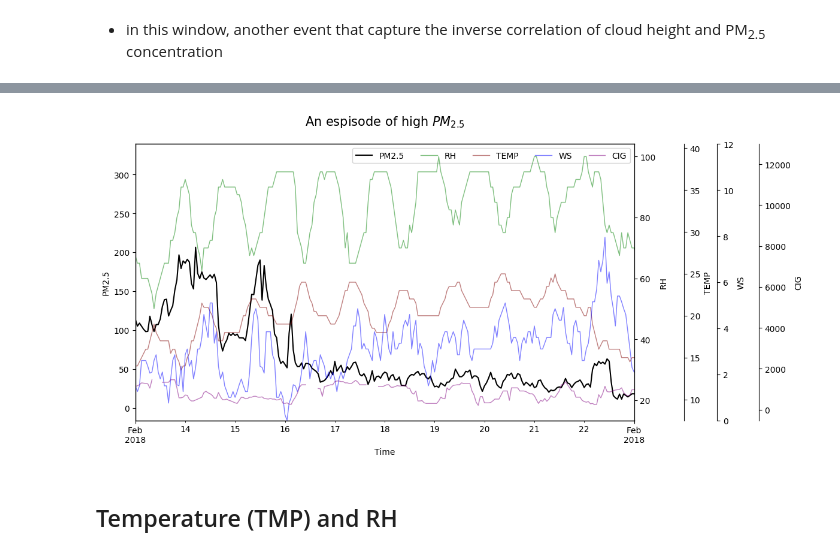
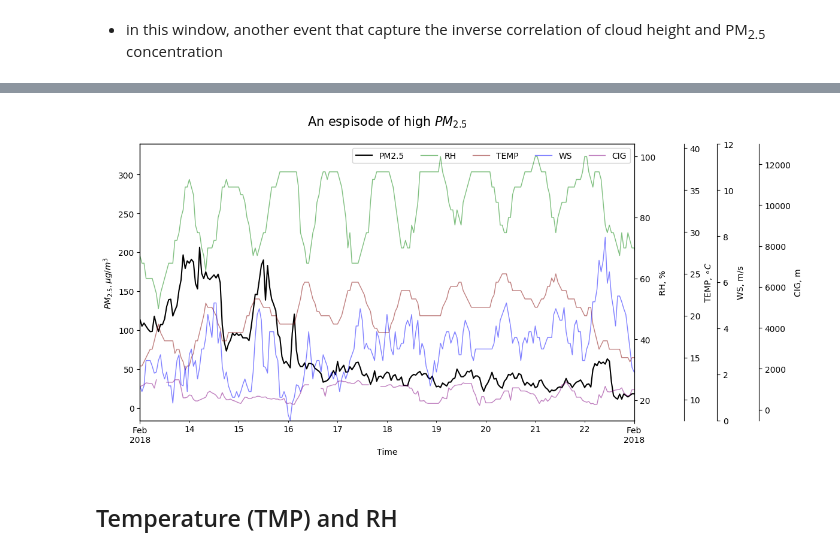
Before and after one commit to binh-bk/air-quality-analysis, a Jupyter notebook: 2.2 PM2.5 vs. meteorological (analysis).ipynb, the cells around one changed output, grey strips where cells are left out. Cells and saved outputs as stored; diff of their text form; code cells hidden in the pictures.

```diff
--- a/2.2 PM2.5 vs. meteorological (analysis).ipynb
+++ b/2.2 PM2.5 vs. meteorological (analysis).ipynb
@@ -696,39 +698,39 @@ par3 = host.twinx()
 par4 = host.twinx()
 
 host.set_xlabel("Time")
-host.set_ylabel("PM2.5")
-par1.set_ylabel("RH")
-par2.set_ylabel("TEMP")
-par3.set_ylabel("WS")
-par4.set_ylabel("CIG")
+host.set_ylabel("$PM_{2.5},\mu g/m^3$")
+par1.set_ylabel("RH, %")
+par2.set_ylabel("TEMP, $\circ C$")
+par3.set_ylabel("WS, m/s")
+par4.set_ylabel("CIG, m")
 
 p1, = host.plot(df.index, df.pm25, color='black',label="PM2.5")
 p2, = par1.plot(df.index, df.RH, color='green', label="RH", alpha=0.5, lw=1)
 p3, = par2.plot(df.index, df.TMP, color='maroon', label="TEMP", alpha=0.5, lw=1)
 p4, = par3.plot(df.index, df.WS, color='blue', label="WS", alpha=0.5, lw=1)
 p5, = par4.plot(df.index, df.CIG, color='purple', label="CIG", alpha=0.5, lw=1)
 
 lns = [p1, p2, p3,p4, p5]
 host.legend(handles=lns, loc='best', ncol=5)
 
 par2.spines['right'].set_position(('outward', 60))
 
 par3.spines['right'].set_position(('outward', 100))
 par3.set_ylim(0,12)
 par4.spines['right'].set_position(('outward', 150))
 
 host.set_xlim(datetime.datetime(2018,2,13), datetime.datetime(2018,2,23))
 
 host.xaxis.set_major_locator(mpl.dates.MonthLocator())
 host.xaxis.set_minor_locator(mpl.dates.DayLocator())
 
 host.xaxis.set_minor_formatter(mpl.dates.DateFormatter('%d'));
 host.xaxis.set_major_formatter(mpl.dates.DateFormatter('%h\n%Y'))
 host.set_title('An espisode of high $PM_{2.5}$', y=1.05, fontsize=15)
 fig.tight_layout()
 fig.savefig('img/2020Jul_all_params.png');
 # %% [output]
-[figure, old version]
+[figure, new version]
 # %% [markdown]
 ## Temperature (TMP) and RH
 # %% [markdown]
```
Also changed, not shown: parts of 1 cell of this notebook, 2 other files.
